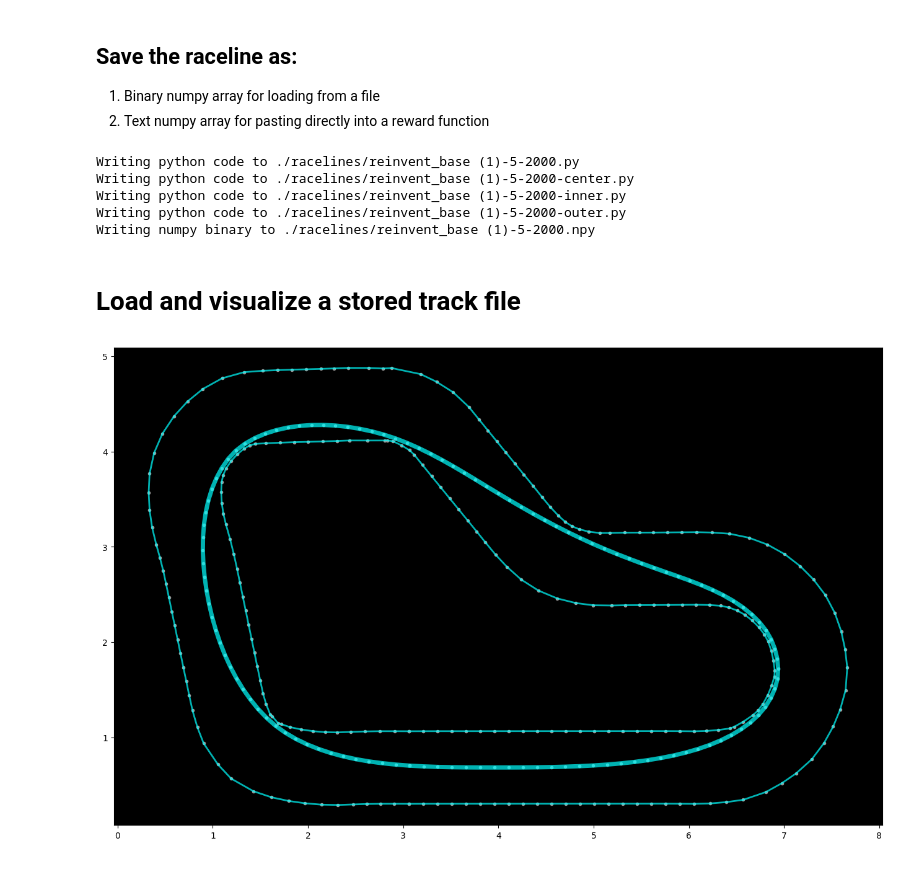
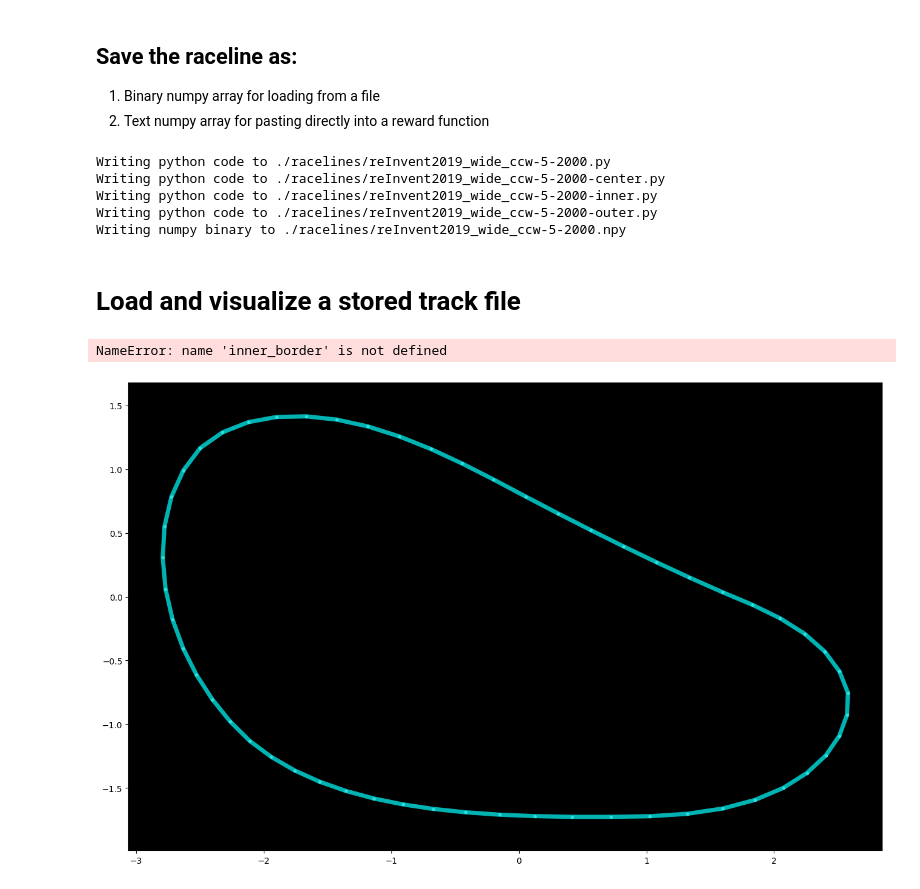
Before and after one commit to peterprib/deepracer, a Jupyter notebook: Race-Line-Calculation.ipynb, the cells around one changed output. Cells and saved outputs as stored; diff of their text form; code cells hidden in the pictures.

```diff
--- a/Race-Line-Calculation.ipynb
+++ b/Race-Line-Calculation.ipynb
@@ -54,6 +57,7 @@ sorted(available_track_names)
 # %%
 # Replace the name here with the track to analyze
-TRACK_NAME = 'reinvent_base (1)'
+##TRACK_NAME = 'reInvent2019_wide_ccw'
+TRACK_NAME = 'reInvent2019_wide_ccw'
 
 # Number of times to iterate each new race line point
 # keep this at 3-8 for best balance of performance and desired result
@@ -64,7 +68,13 @@ XI_ITERATIONS=5
 LINE_ITERATIONS=2000
 
 # Load the center, inner, outer waypoints
-waypoints = np.load("./tracks/%s.npy" % TRACK_NAME)
+waypointsIn = np.load("./tracks/%s.npy" % TRACK_NAME)
+
+####
+
+##waypoints=waypointsIn[::-1]
+waypoints=waypointsIn
+
 
 # Convert to Shapely objects
 center_line  = waypoints[:,0:2]
@@ -87,9 +97,9 @@ l_outer_border2 = LineString(outer_border2)
 l_inner_border3 = LineString(inner_border3)
 l_outer_border3 = LineString(outer_border3)
 
-###road_poly = Polygon(np.vstack((l_outer_border, np.flipud(l_inner_border))))
+road_poly = Polygon(np.vstack((l_outer_border, np.flipud(l_inner_border))))
 print("Is loop/ring? ", l_center_line.is_ring)
-####road_poly
+road_poly
 # %% [output]
 ValueError: Input must be >= 1-d.
 # %% [markdown]
@@ -323,29 +331,30 @@ np.save(npy_fname, loop_race_line)
 np.save(npy_inner_fname, inner_border3)
 np.save(npy_outer_fname, outer_border3)
 # %% [output]
-Writing python code to ./racelines/reinvent_base (1)-5-2000.py
-Writing python code to ./racelines/reinvent_base (1)-5-2000-center.py
-Writing python code to ./racelines/reinvent_base (1)-5-2000-inner.py
-Writing python code to ./racelines/reinvent_base (1)-5-2000-outer.py
-Writing numpy binary to ./racelines/reinvent_base (1)-5-2000.npy
+Writing python code to ./racelines/reInvent2019_wide_ccw-5-2000.py
+Writing python code to ./racelines/reInvent2019_wide_ccw-5-2000-center.py
+Writing python code to ./racelines/reInvent2019_wide_ccw-5-2000-inner.py
+Writing python code to ./racelines/reInvent2019_wide_ccw-5-2000-outer.py
+Writing numpy binary to ./racelines/reInvent2019_wide_ccw-5-2000.npy
 # %% [markdown]
 # Load and visualize a stored track file
 # %%
 from numpy import array
 
-# fname = './racelines/reInvent2019_track-1000-4-2019-11-09-113228.py'
+py_fname = './racelines/reInvent2019_wide_ccw-1000-4-2024-11-09-131651.py'
 
 with open(py_fname, "r") as file:
     deserialized = eval(file.read())
 deserialized
 
 fig = plt.figure(1, figsize=(16, 10))
 ax = fig.add_subplot(111, facecolor='black')
 plt.axis('equal')
 print_border(ax, deserialized, 5)
 print_border(ax, inner_border)
 print_border(ax, outer_border)
-# print_border(ax, inner_border3, 1)
-# print_border(ax, outer_border3, 1)
+print_border(ax, inner_border3, 1)
+print_border(ax, outer_border3, 1)
 # %% [output]
+NameError: name 'inner_border' is not defined
-[figure, old version]
+[figure, new version]
```
Also changed, not shown: parts of 4 cells of this notebook, 35 other files.
